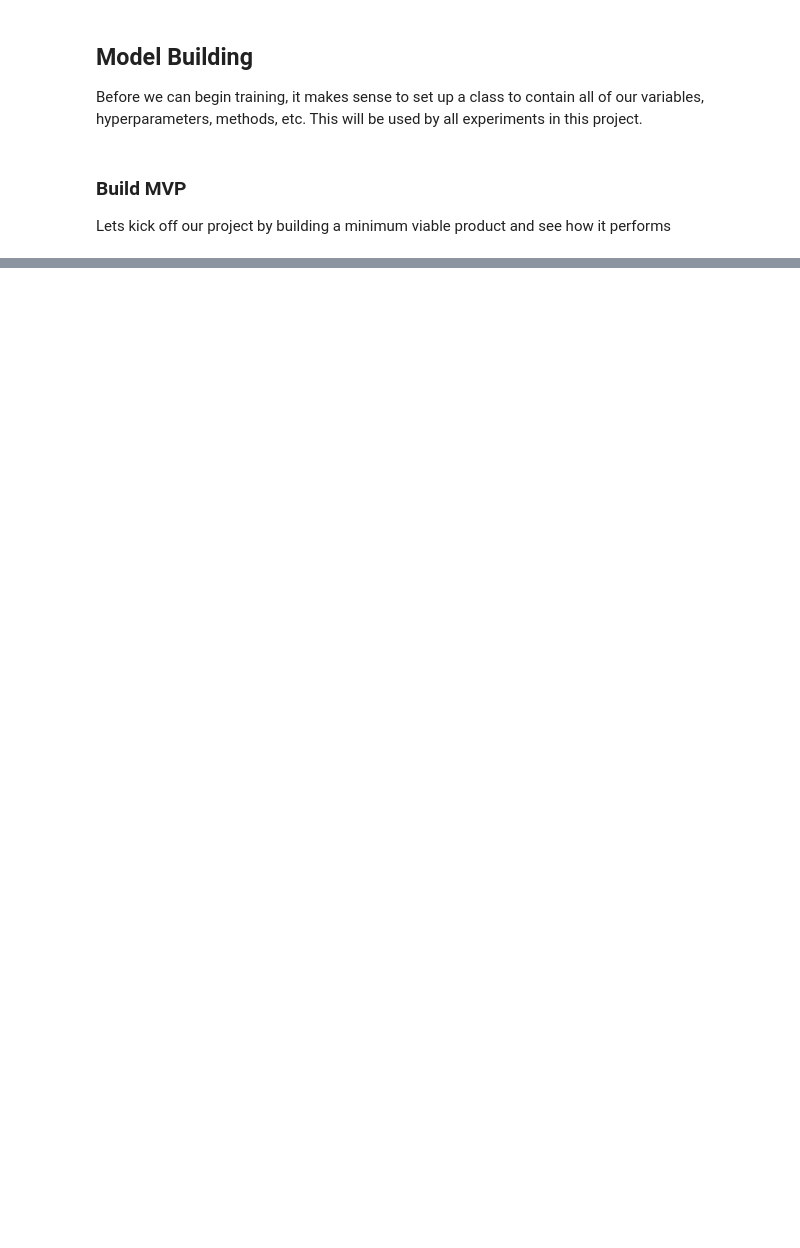
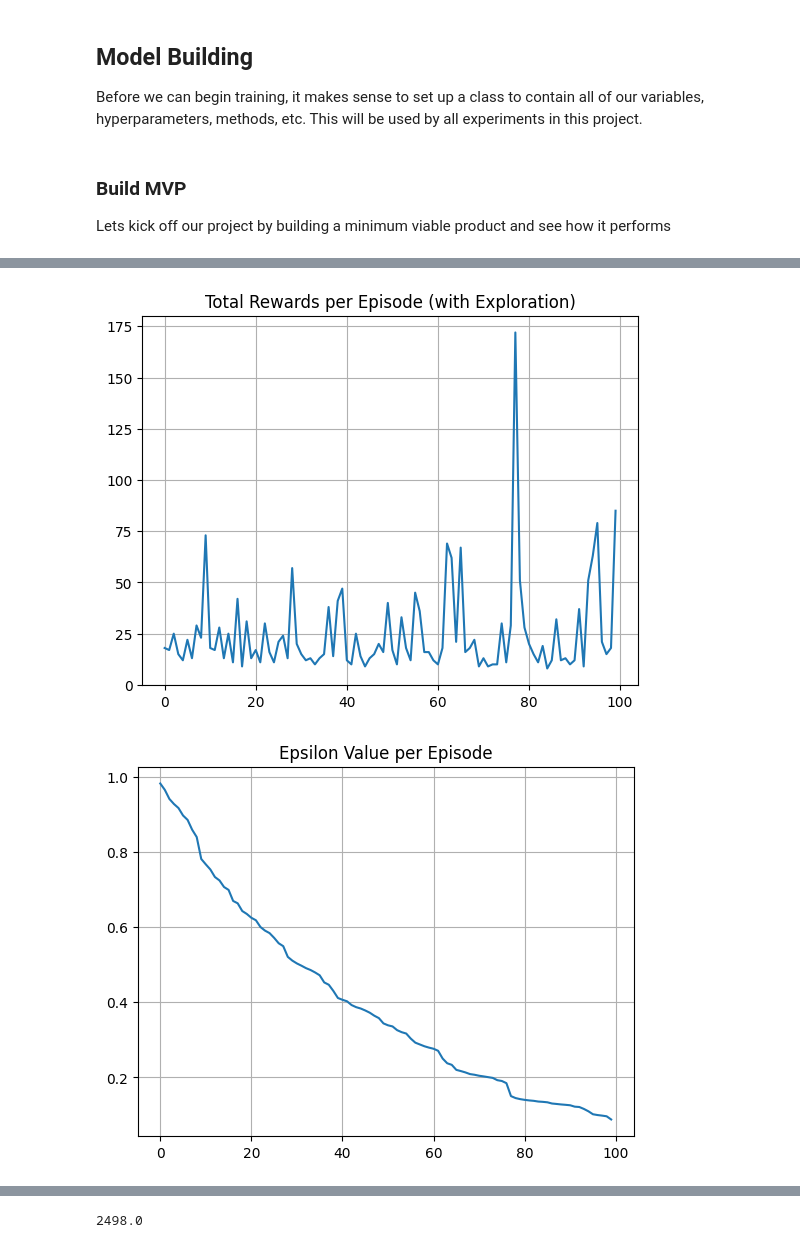
Before and after one commit to b5050d/CSCA5642Final, a Jupyter notebook: final.ipynb, the cells around one changed output, grey strips where cells are left out. Drawn from its saved outputs; the diff is of its cells as text; code cells hidden in the pictures; blank space fills up the shorter version.

```diff
--- a/final.ipynb
+++ b/final.ipynb
@@ -578,10 +660,10 @@ class CartPoleTrainer():
 
 Lets kick off our project by building a minimum viable product and see how it performs
 # %%
-LEARNING_RATE = .0001
-
+LEARNING_RATE = .001
+model_mvp_name = 'mvp'
 model_mvp = Sequential()
-model_mvp.add(Dense(16, input_dim = N_STATES, activation = 'relu'))
+model_mvp.add(Dense(4, input_dim = N_STATES, activation = 'relu'))
 model_mvp.add(Dense(8, activation = 'relu'))
 model_mvp.add(Dense(N_ACTIONS, activation = 'linear'))
 
@@ -609,2 +691,6 @@ Trainable params: 234
 Non-trainable params: 0
 _________________________________________________________________
+# %%
+mvp_trainer = CartPoleTrainer(model_mvp_name, model_mvp)
+mvp_trainer.N_EPISODES = 100
+mvp_episodes, mvp_total_rewards, mvp_epsilons, mvp_evaluation_episodes, mvp_evaluations = mvp_trainer.main_loop()
@@ -610,0 +724,20 @@ _________________________________________________________________
+# %%
+plt.plot(mvp_episodes, mvp_total_rewards)
+plt.grid()
+plt.title("Total Rewards per Episode (with Exploration)")
+plt.show()
+
+plt.plot(mvp_episodes, mvp_epsilons)
+plt.grid()
+plt.title("Epsilon Value per Episode")
+plt.show()
+
+plt.plot(mvp_evaluation_episodes, mvp_evaluations)
+plt.grid()
+plt.title("Evaluated Model (No Exploring) at episode milestones")
+plt.show()
+
+print(sum(mvp_total_rewards))
+# %% [output]
+[figure, added]
+[figure, added]
@@ -610,0 +745 @@ _________________________________________________________________
+2498.0
```
Also changed, not shown: parts of 30 cells of this notebook, 8 other files.
